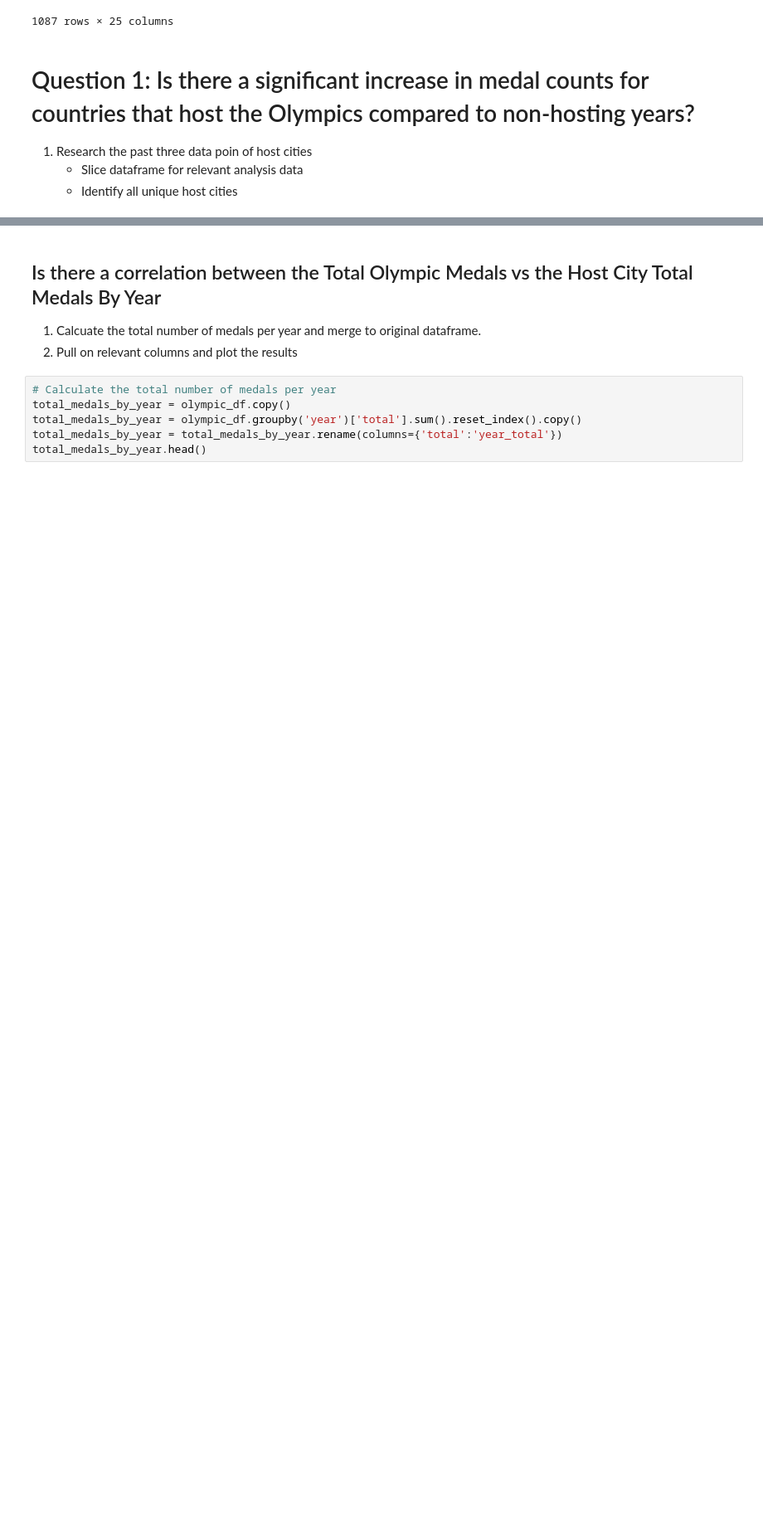
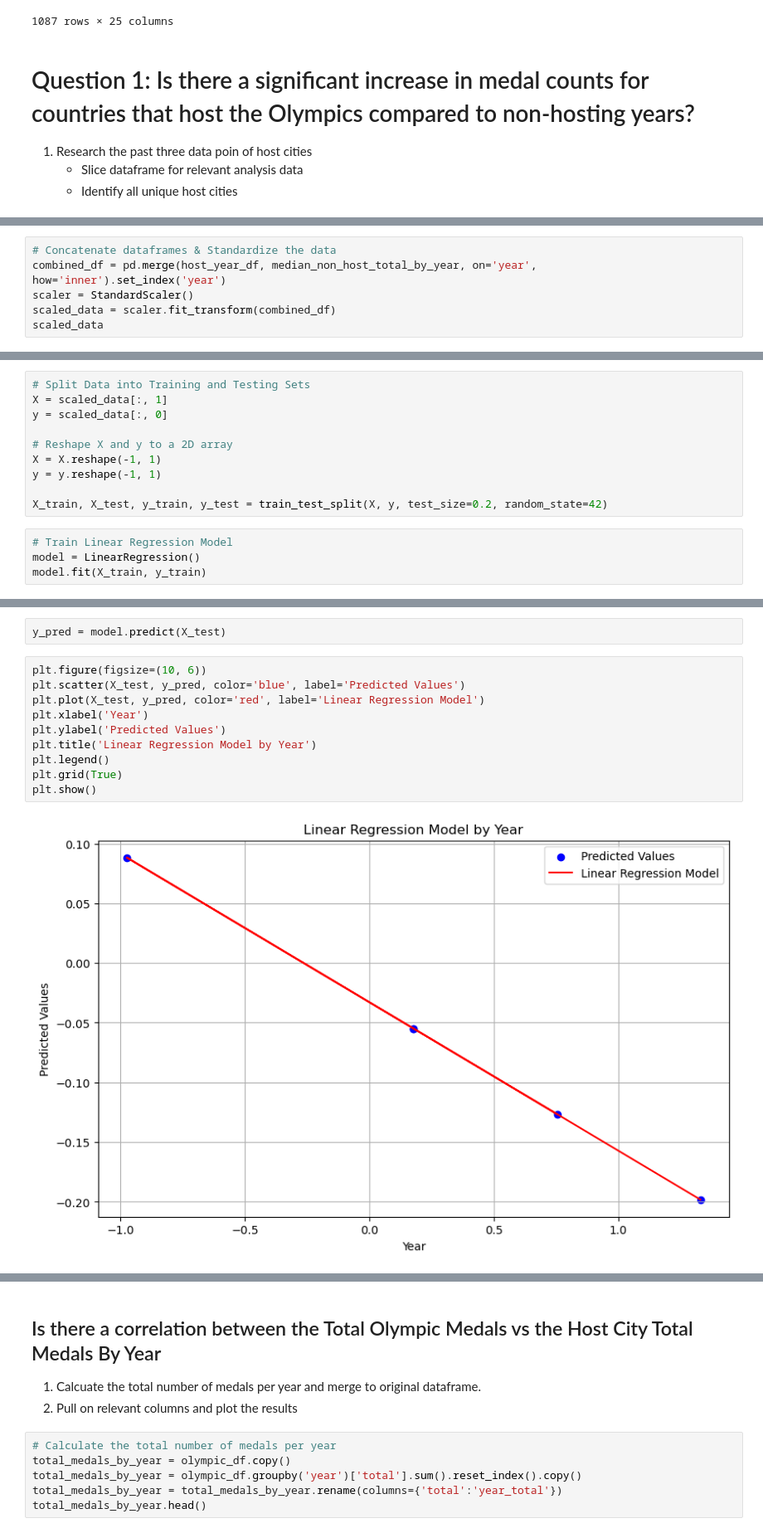
Before and after one commit to ncmoliver/olympic_analysis, a Jupyter notebook: olympic_analysis.ipynb, the cells around one changed output, grey strips where cells are left out. Shown: that part at 83% size. Saved outputs shown, nothing was run; the diff lists cells and outputs as text; blank space fills up the shorter version.

Commit message:
Model Created- Prediction Intro

```diff
--- a/olympic_analysis.ipynb
+++ b/olympic_analysis.ipynb
@@ -196,0 +277,6 @@ data
+# %%
+# Concatenate dataframes & Standardize the data
+combined_df = pd.merge(host_year_df, median_non_host_total_by_year, on='year', how='inner').set_index('year')
+scaler = StandardScaler()
+scaled_data = scaler.fit_transform(combined_df)
+scaled_data
@@ -196,0 +301,14 @@ data
+# %%
+# Split Data into Training and Testing Sets
+X = scaled_data[:, 1]
+y = scaled_data[:, 0]
+
+# Reshape X and y to a 2D array
+X = X.reshape(-1, 1)
+y = y.reshape(-1, 1)
+
+X_train, X_test, y_train, y_test = train_test_split(X, y, test_size=0.2, random_state=42)
+# %%
+# Train Linear Regression Model
+model = LinearRegression()
+model.fit(X_train, y_train)
@@ -196,0 +317,14 @@ data
+# %%
+y_pred = model.predict(X_test)
+# %%
+plt.figure(figsize=(10, 6))
+plt.scatter(X_test, y_pred, color='blue', label='Predicted Values')
+plt.plot(X_test, y_pred, color='red', label='Linear Regression Model')
+plt.xlabel('Year')
+plt.ylabel('Predicted Values')
+plt.title('Linear Regression Model by Year')
+plt.legend()
+plt.grid(True)
+plt.show()
+# %% [output]
+[figure, added]
```
Also changed, not shown: parts of 11 cells of this notebook.
